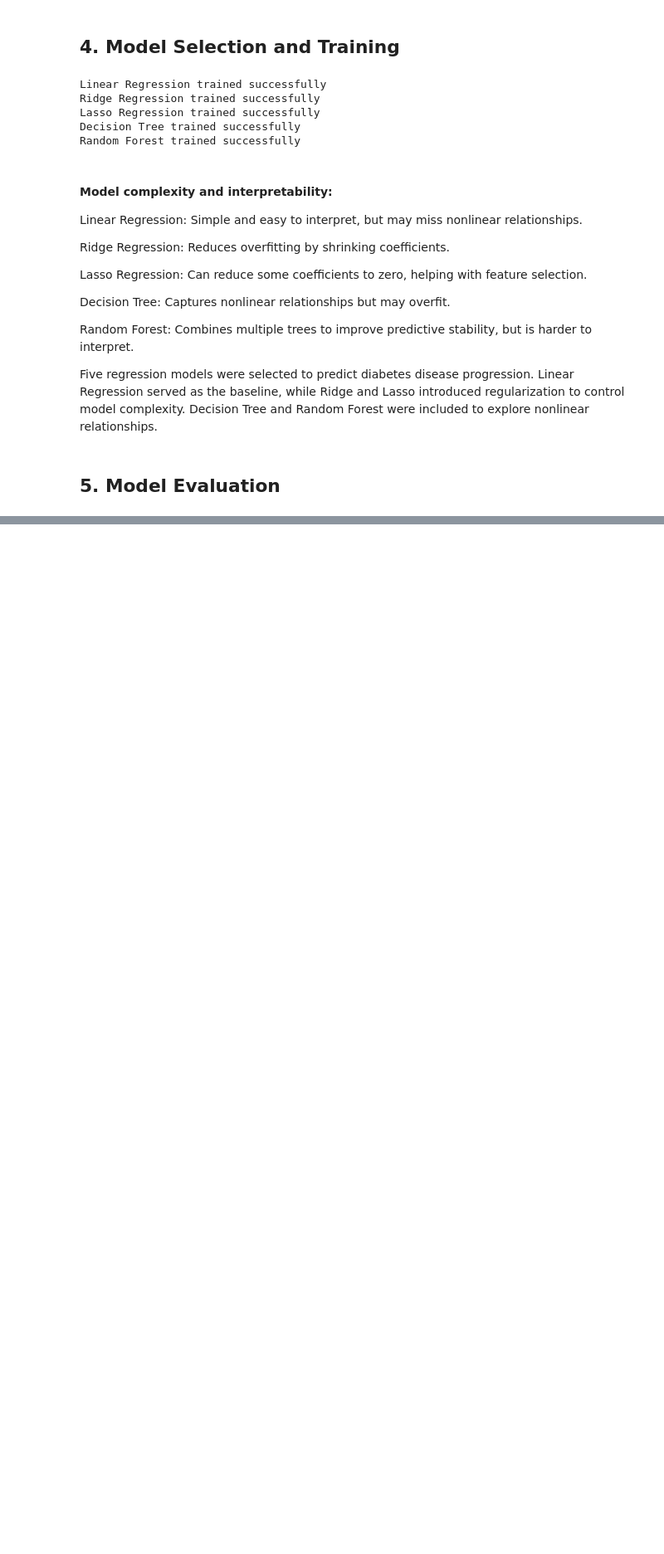
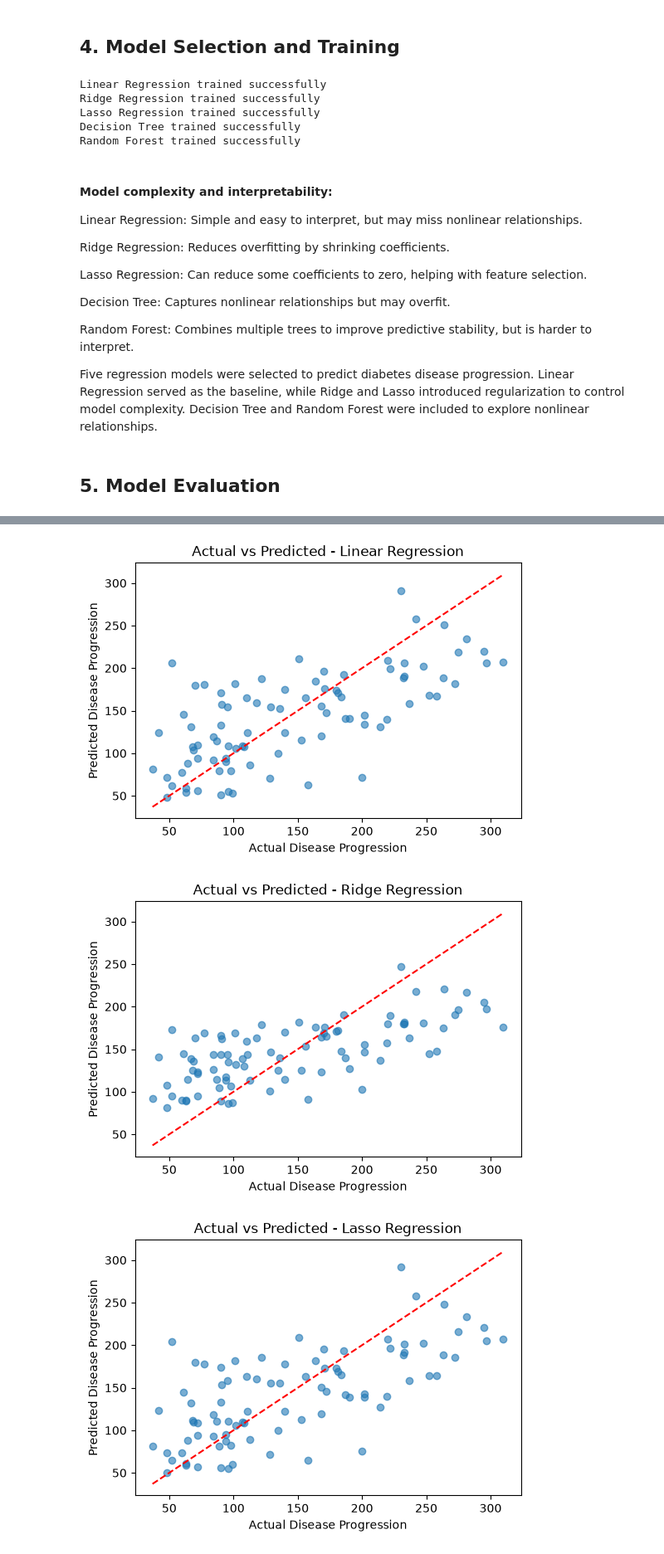
Before and after one commit to Yvesangwa/Diabetes-Disease-Progression-Prediction, a Jupyter notebook: Diabetes_Progression_Prediction.ipynb, the cells around one changed output, grey strips where cells are left out. Shown at 83% size. Saved outputs shown, nothing was run; the diff lists cells and outputs as text; code cells hidden in the pictures; blank space fills up the shorter version.

Commit message:
Model Evaluation

```diff
--- a/Diabetes_Progression_Prediction.ipynb
+++ b/Diabetes_Progression_Prediction.ipynb
@@ -266,3 +266,19 @@ Random Forest: Combines multiple trees to improve predictive stability, but is h
 Five regression models were selected to predict diabetes disease progression. Linear Regression served as the baseline, while Ridge and Lasso introduced regularization to control model complexity. Decision Tree and Random Forest were included to explore nonlinear relationships.
 # %% [markdown]
 ## **5. Model Evaluation**
+# %%
+# Model evaluation
+
+results_diabetes = []
+
+for name, y_pred in predictions_diabetes.items():
+    results_diabetes.append({
+        "Model": name,
+        "MSE": mean_squared_error(y_test, y_pred),
+        "RMSE": np.sqrt(mean_squared_error(y_test, y_pred)),
+        "MAE": mean_absolute_error(y_test, y_pred),
+        "R²": r2_score(y_test, y_pred)})
+
+evaluation_diabetes = pd.DataFrame(results_diabetes)
+
+display(evaluation_diabetes.round(4))
@@ -268,0 +292,19 @@ Five regression models were selected to predict diabetes disease progression. Li
+# %%
+# Visualize actual vs. predicted values
+
+for name, y_pred in predictions_diabetes.items():
+
+    plt.figure(figsize=(6, 4))
+
+    plt.scatter(y_test, y_pred, alpha=0.6)
+    plt.plot([y_test.min(), y_test.max()],
+             [y_test.min(), y_test.max()], 'r--')
+
+    plt.xlabel("Actual Disease Progression")
+    plt.ylabel("Predicted Disease Progression")
+    plt.title(f"Actual vs Predicted - {name}")
+    plt.show()
+# %% [output]
+[figure, added]
+[figure, added]
+[figure, added]
```
Also changed, not shown: parts of 3 cells of this notebook.
